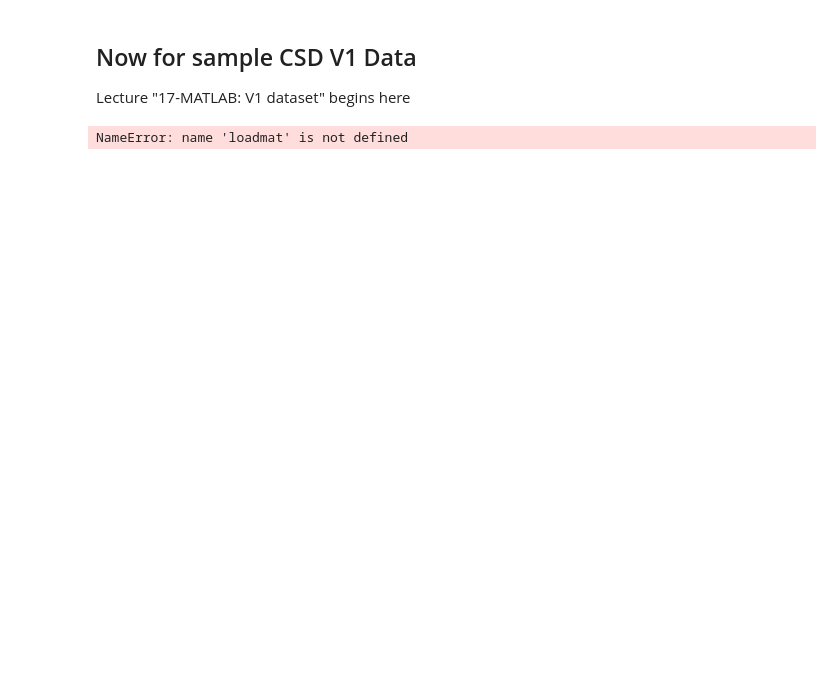
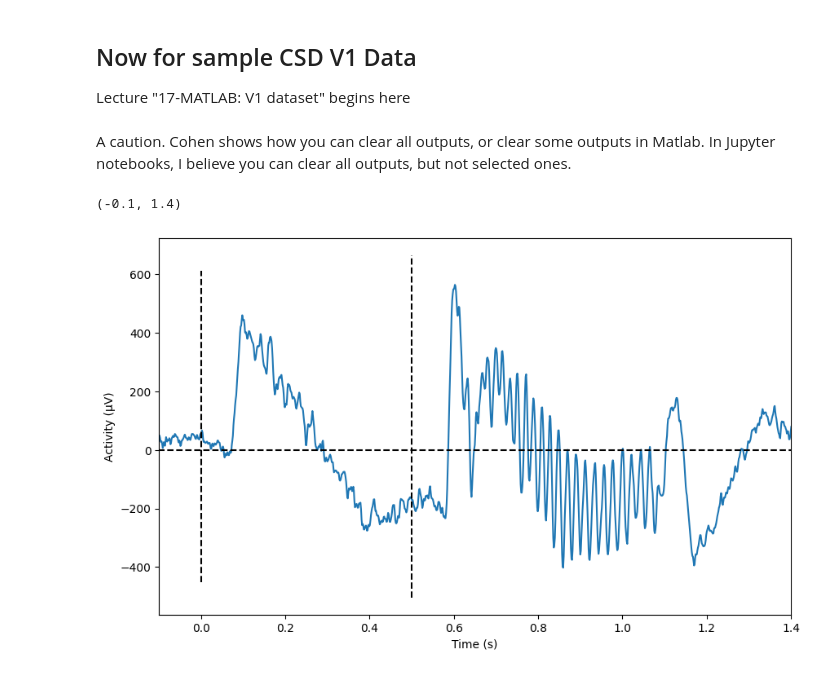
Before and after one commit to shabkr/Neural-Signal-Processing-Analysis, a Jupyter notebook: section_02/uANTS_intro.ipynb, the cells around one changed output. Saved outputs shown, nothing was run; the diff lists cells and outputs as text; code cells hidden in the pictures; blank space fills up the shorter version.

```diff
--- a/section_02/uANTS_intro.ipynb
+++ b/section_02/uANTS_intro.ipynb
@@ -218,23 +97,27 @@ erp_topo = erp.plot_topomap(times = time2plot, vlim=(-8,8),show = False)
 Lecture "17-MATLAB: V1 dataset" begins here
 # %%
 # load the laminar data
-laminar_data = loadmat('../data/v1_laminar.mat')
+laminar_data = scipy.io.loadmat('../data/v1_laminar.mat')
-# %% [output]
-NameError: name 'loadmat' is not defined
+# %% [markdown]
+A caution. Cohen shows how you can clear all outputs, or clear some outputs in Matlab. In Jupyter notebooks, I believe you can clear all outputs, but not selected ones.
 # %%
 # Extract variables from the loaded mat file
-csd = laminar_data['csd']
-timevec = laminar_data['timevec']
+csd = laminar_data['csd'] # "current source density"
+timevec = laminar_data['timevec'] # "Vector of timepoints"
+srate = laminar_data['srate'] #sampling rates
 
 # Plot ERP from channel 7
 plt.figure(3, figsize=(10,6))
 plt.plot(timevec.T, np.mean(csd[6, :, :], axis=1))
 plt.plot(plt.gca().get_xlim(), [0, 0], 'k--')
 plt.plot([0, 0], plt.gca().get_ylim(), 'k--')
 plt.plot(np.array([0, 0]) + 0.5, plt.gca().get_ylim(), 'k--')
 plt.xlabel('Time (s)')
 plt.ylabel('Activity (\u03BCV)')
 plt.xlim(-0.1, 1.4)
+# %% [output]
+(-0.1, 1.4)
+[figure, added]
 # %%
 X = timevec
 Y = np.arange(1,17)
```
Also changed, not shown: parts of 17 cells of this notebook.
